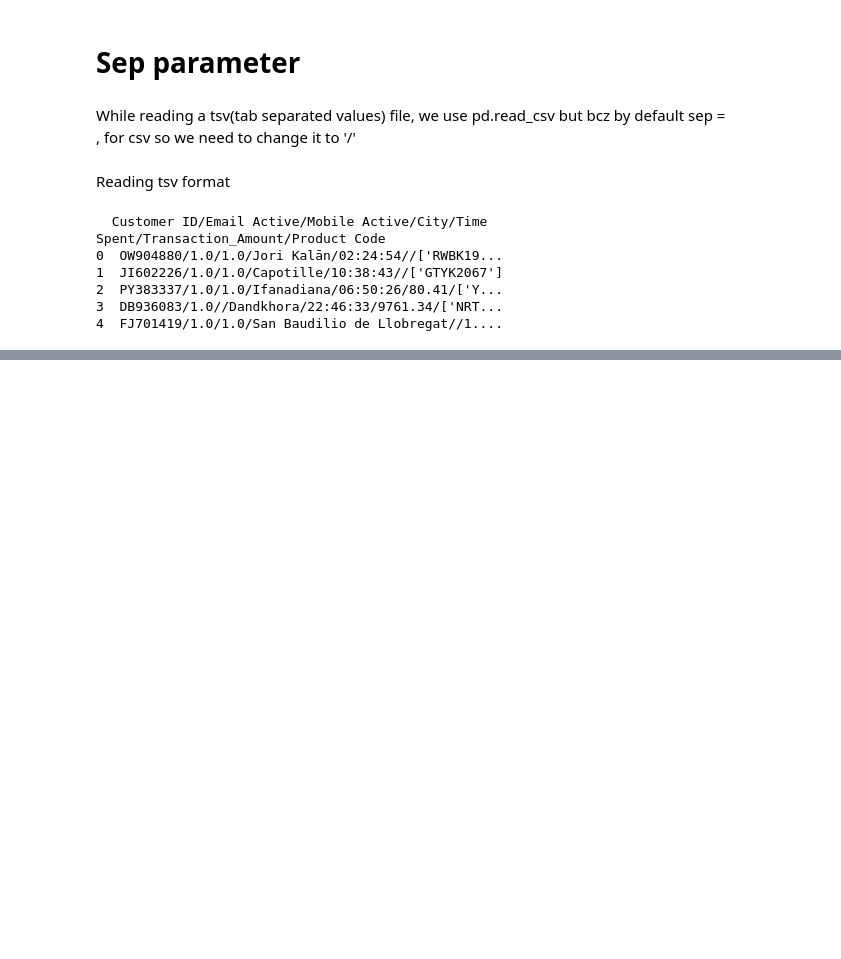
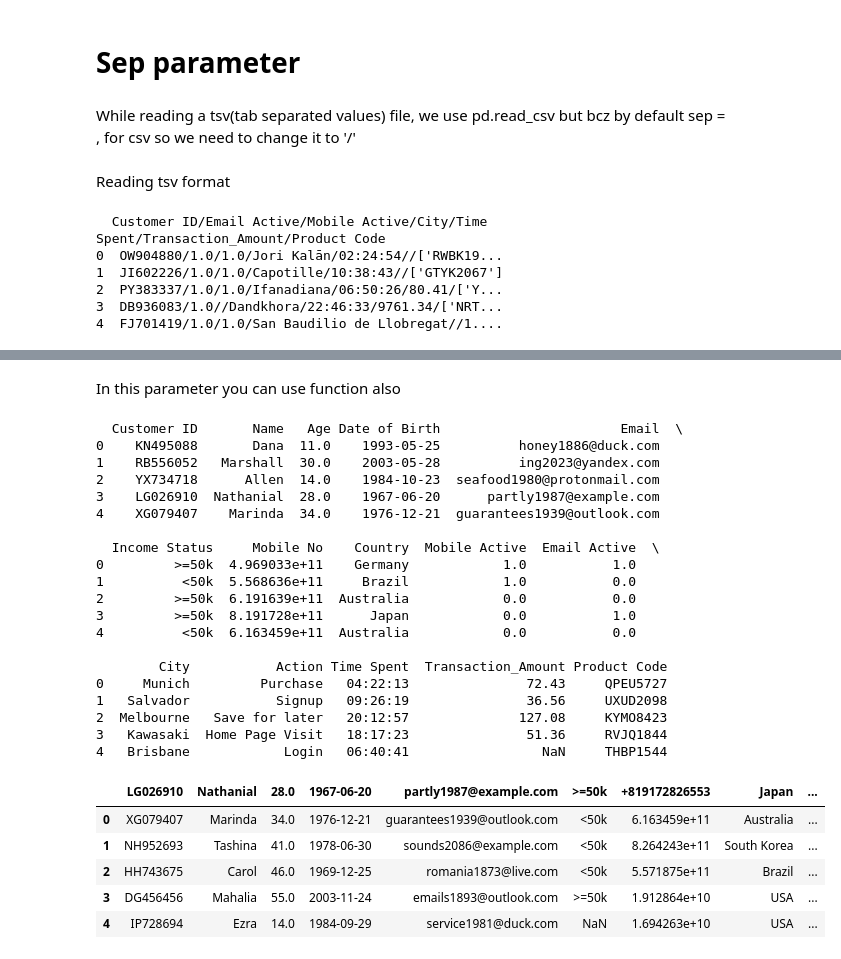
Before and after one commit to harzrawat/Internship_practice, a Jupyter notebook: my_practice/100ML/csv/my_try.ipynb, the cells around one changed output, grey strips where cells are left out. Saved outputs shown, nothing was run; the diff lists cells and outputs as text; code cells hidden in the pictures; blank space fills up the shorter version.

```diff
--- a/my_practice/100ML/csv/my_try.ipynb
+++ b/my_practice/100ML/csv/my_try.ipynb
@@ -96,0 +137,35 @@ Failed to retrieve the file. Please check the URL and your internet connection.
+# %% [markdown]
+In this parameter you can use function also
+# %%
+df = pd.read_csv('dirty_data.csv').head()
+print(df)
+func = lambda x: x**2
+pd.read_csv('dirty_data.csv',skiprows= func(2)).head()
+# can pass any function as value of skip rows
+# %% [output]
+  Customer ID       Name   Age Date of Birth                       Email  \
+0    KN495088       Dana  11.0    1993-05-25          honey1886@duck.com
+1    RB556052   Marshall  30.0    2003-05-28          ing2023@yandex.com
+2    YX734718      Allen  14.0    1984-10-23  seafood1980@protonmail.com
+3    LG026910  Nathanial  28.0    1967-06-20      partly1987@example.com
+4    XG079407    Marinda  34.0    1976-12-21  guarantees1939@outlook.com
+
+  Income Status     Mobile No    Country  Mobile Active  Email Active  \
+0         >=50k  4.969033e+11    Germany            1.0           1.0
+1          <50k  5.568636e+11     Brazil            1.0           0.0
+2         >=50k  6.191639e+11  Australia            0.0           0.0
+3         >=50k  8.191728e+11      Japan            0.0           1.0
+4          <50k  6.163459e+11  Australia            0.0           0.0
+
+        City           Action Time Spent  Transaction_Amount Product Code
+0     Munich         Purchase   04:22:13               72.43     QPEU5727
+1   Salvador           Signup   09:26:19               36.56     UXUD2098
+2  Melbourne   Save for later   20:12:57              127.08     KYMO8423
+3   Kawasaki  Home Page Visit   18:17:23               51.36     RVJQ1844
+4   Brisbane            Login   06:40:41                 NaN     THBP1544
+|  | LG026910 | Nathanial | 28.0 | 1967-06-20 | partly1987@example.com | >=50k | +819172826553 | Japan | ... |
+| 0 | XG079407 | Marinda | 34.0 | 1976-12-21 | guarantees1939@outlook.com | <50k | 6.163459e+11 | Australia | ... |
+| 1 | NH952693 | Tashina | 41.0 | 1978-06-30 | sounds2086@example.com | <50k | 8.264243e+11 | South Korea | ... |
+| 2 | HH743675 | Carol | 46.0 | 1969-12-25 | romania1873@live.com | <50k | 5.571875e+11 | Brazil | ... |
+| 3 | DG456456 | Mahalia | 55.0 | 2003-11-24 | emails1893@outlook.com | >=50k | 1.912864e+10 | USA | ... |
+| 4 | IP728694 | Ezra | 14.0 | 1984-09-29 | service1981@duck.com | NaN | 1.694263e+10 | USA | ... |
```
Also changed, not shown: parts of 17 cells of this notebook, 2 other files.
